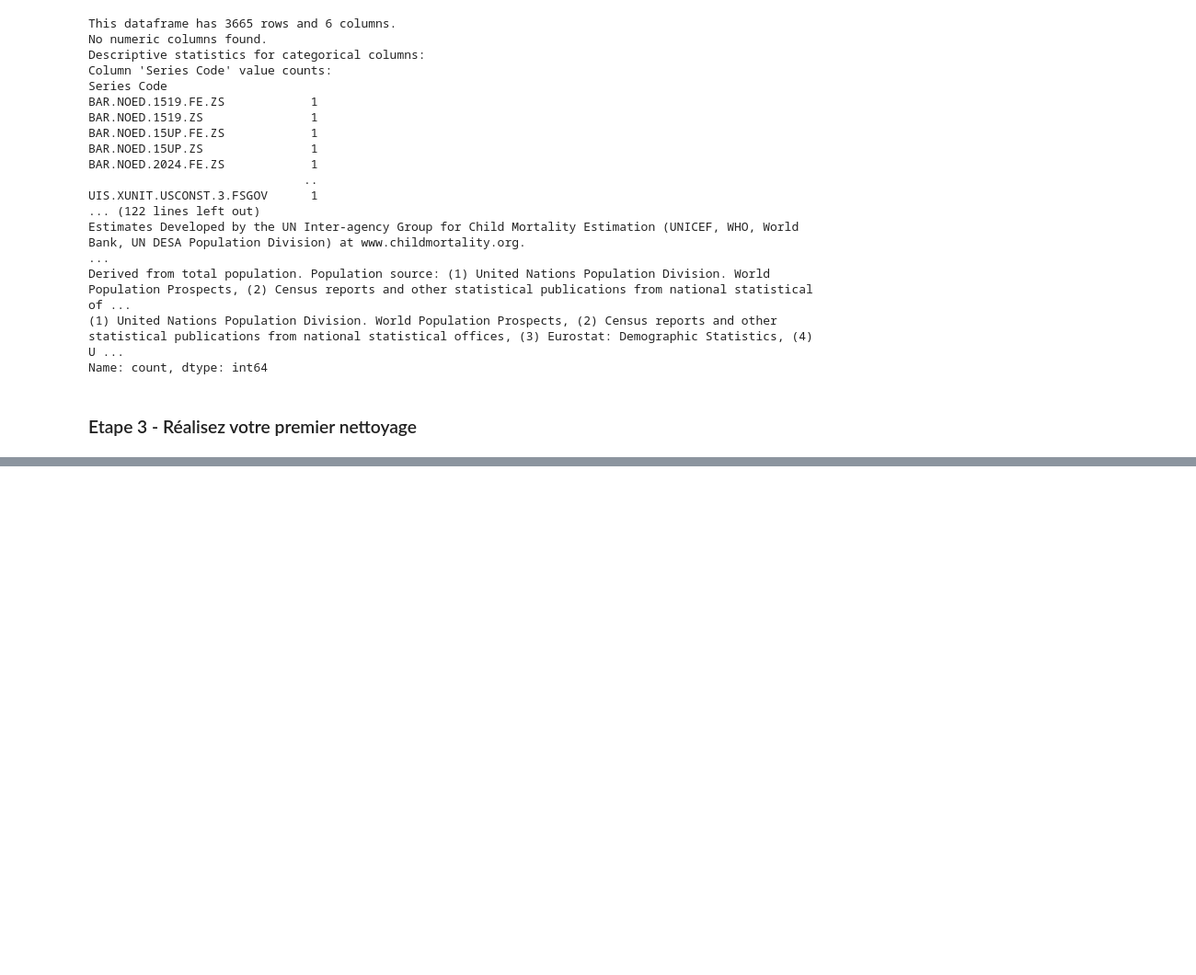
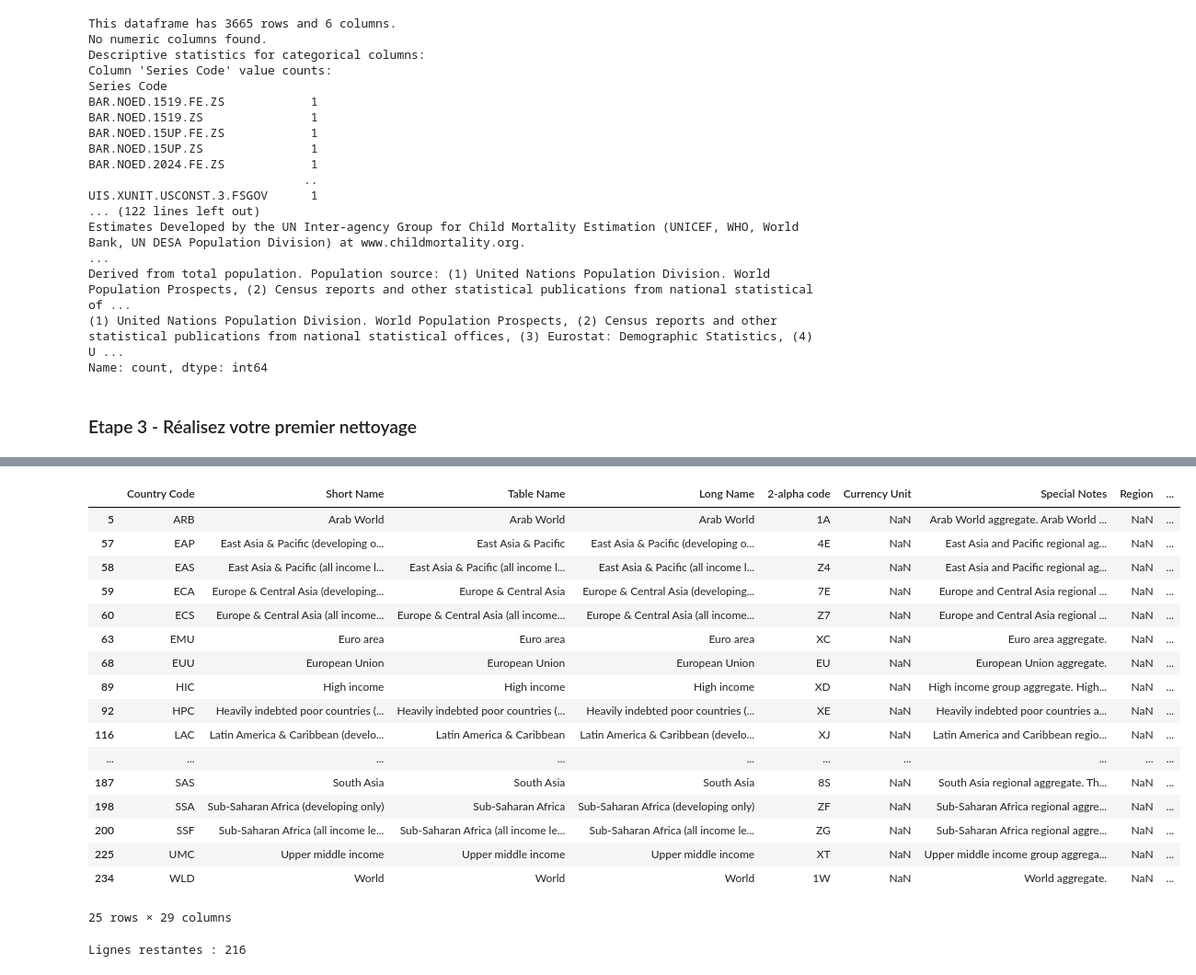
Before and after one commit to PAANNO/OPC-Data_Engineer, a Jupyter notebook: OPC2-Analysez les données de systèmes éducatifs/notebooks/Analyse des données.ipynb, the cells around one changed output, grey strips where cells are left out. Shown at 92% size. Drawn from its saved outputs; the diff is of its cells as text; code cells hidden in the pictures; blank space fills up the shorter version.

Commit message:
Début étape 3 - filtres des faux pays

```diff
--- a/OPC2-Analysez les données de systèmes éducatifs/notebooks/Analyse des données.ipynb
+++ b/OPC2-Analysez les données de systèmes éducatifs/notebooks/Analyse des données.ipynb
@@ -241,0 +248,30 @@ Name: count, dtype: int64
+# %%
+# Identifier les faux pays
+faux_pays = dataframes["EdStatsCountry.csv"][dataframes["EdStatsCountry.csv"]["Region"].isna() & (~dataframes["EdStatsCountry.csv"]["Country Code"].isin(["NRU", "GIB"]))]
+faux_pays
+# %% [output]
+|  | Country Code | Short Name | Table Name | Long Name | 2-alpha code | Currency Unit | Special Notes | Region | ... |
+| 5 | ARB | Arab World | Arab World | Arab World | 1A | NaN | Arab World aggregate. Arab World ... | NaN | ... |
+| 57 | EAP | East Asia & Pacific (developing o... | East Asia & Pacific | East Asia & Pacific (developing o... | 4E | NaN | East Asia and Pacific regional ag... | NaN | ... |
+| 58 | EAS | East Asia & Pacific (all income l... | East Asia & Pacific (all income l... | East Asia & Pacific (all income l... | Z4 | NaN | East Asia and Pacific regional ag... | NaN | ... |
+| 59 | ECA | Europe & Central Asia (developing... | Europe & Central Asia | Europe & Central Asia (developing... | 7E | NaN | Europe and Central Asia regional ... | NaN | ... |
+| 60 | ECS | Europe & Central Asia (all income... | Europe & Central Asia (all income... | Europe & Central Asia (all income... | Z7 | NaN | Europe and Central Asia regional ... | NaN | ... |
+| 63 | EMU | Euro area | Euro area | Euro area | XC | NaN | Euro area aggregate. | NaN | ... |
+| 68 | EUU | European Union | European Union | European Union | EU | NaN | European Union aggregate. | NaN | ... |
+| 89 | HIC | High income | High income | High income | XD | NaN | High income group aggregate. High... | NaN | ... |
+| 92 | HPC | Heavily indebted poor countries (... | Heavily indebted poor countries (... | Heavily indebted poor countries (... | XE | NaN | Heavily indebted poor countries a... | NaN | ... |
+| 116 | LAC | Latin America & Caribbean (develo... | Latin America & Caribbean | Latin America & Caribbean (develo... | XJ | NaN | Latin America and Caribbean regio... | NaN | ... |
+| ... | ... | ... | ... | ... | ... | ... | ... | ... | ... |
+| 187 | SAS | South Asia | South Asia | South Asia | 8S | NaN | South Asia regional aggregate. Th... | NaN | ... |
+| 198 | SSA | Sub-Saharan Africa (developing only) | Sub-Saharan Africa | Sub-Saharan Africa (developing only) | ZF | NaN | Sub-Saharan Africa regional aggre... | NaN | ... |
+| 200 | SSF | Sub-Saharan Africa (all income le... | Sub-Saharan Africa (all income le... | Sub-Saharan Africa (all income le... | ZG | NaN | Sub-Saharan Africa regional aggre... | NaN | ... |
+| 225 | UMC | Upper middle income | Upper middle income | Upper middle income | XT | NaN | Upper middle income group aggrega... | NaN | ... |
+| 234 | WLD | World | World | World | 1W | NaN | World aggregate. | NaN | ... |
+25 rows × 29 columns
+# %%
+# supprimer les faux pays du dataframe EdStatsCountry
+fake_codes = faux_pays["Country Code"].tolist()
+dataframes["EdStatsCountry.csv"] = dataframes["EdStatsCountry.csv"][~dataframes["EdStatsCountry.csv"]["Country Code"].isin(fake_codes)]
+print(f"Lignes restantes : {len(dataframes['EdStatsCountry.csv'])}")
+# %% [output]
+Lignes restantes : 216
```
Also changed, not shown: parts of 1 cell of this notebook.
